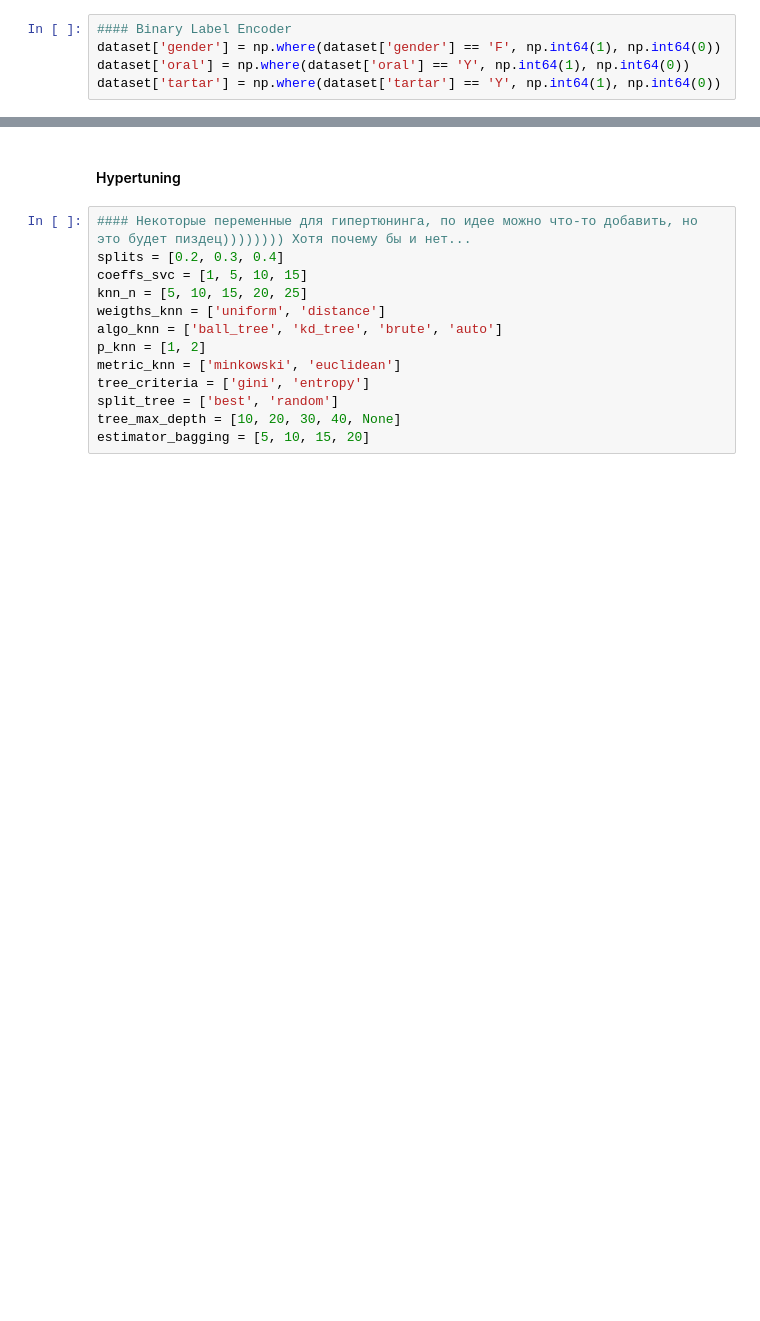
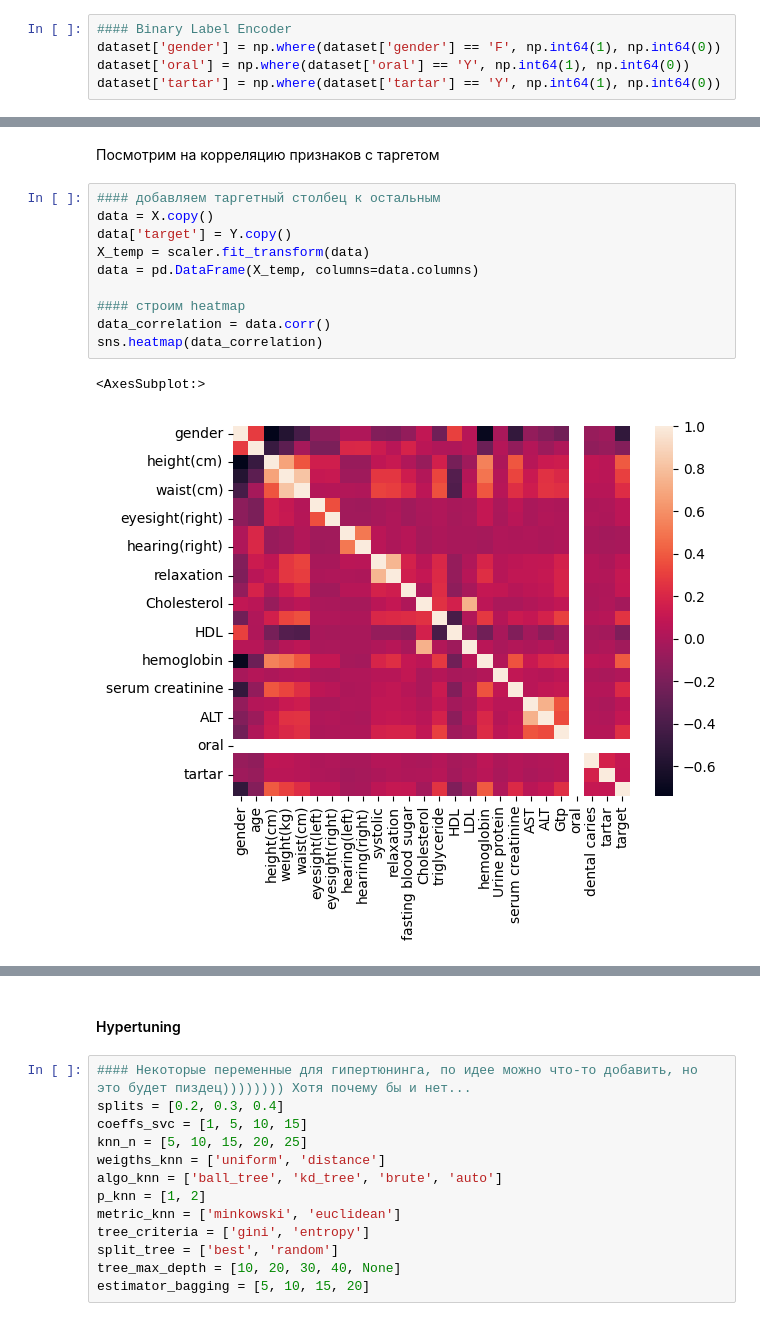
Before and after one commit to KozynchenkoVS/MLProject2023, a Jupyter notebook: NoteBook.ipynb, the cells around one changed output, grey strips where cells are left out. Drawn from its saved outputs; the diff is of its cells as text; blank space fills up the shorter version.

```diff
--- a/NoteBook.ipynb
+++ b/NoteBook.ipynb
@@ -59,0 +149,15 @@ dataset['tartar'] = np.where(dataset['tartar'] == 'Y', np.int64(1), np.int64(0))
+# %% [markdown]
+Посмотрим на корреляцию признаков с таргетом
+# %%
+#### добавляем таргетный столбец к остальным
+data = X.copy()
+data['target'] = Y.copy()
+X_temp = scaler.fit_transform(data)
+data = pd.DataFrame(X_temp, columns=data.columns)
+
+#### строим heatmap
+data_correlation = data.corr()
+sns.heatmap(data_correlation)
+# %% [output]
+<AxesSubplot:>
+[figure, added]
```
Also changed, not shown: parts of 31 cells of this notebook.
